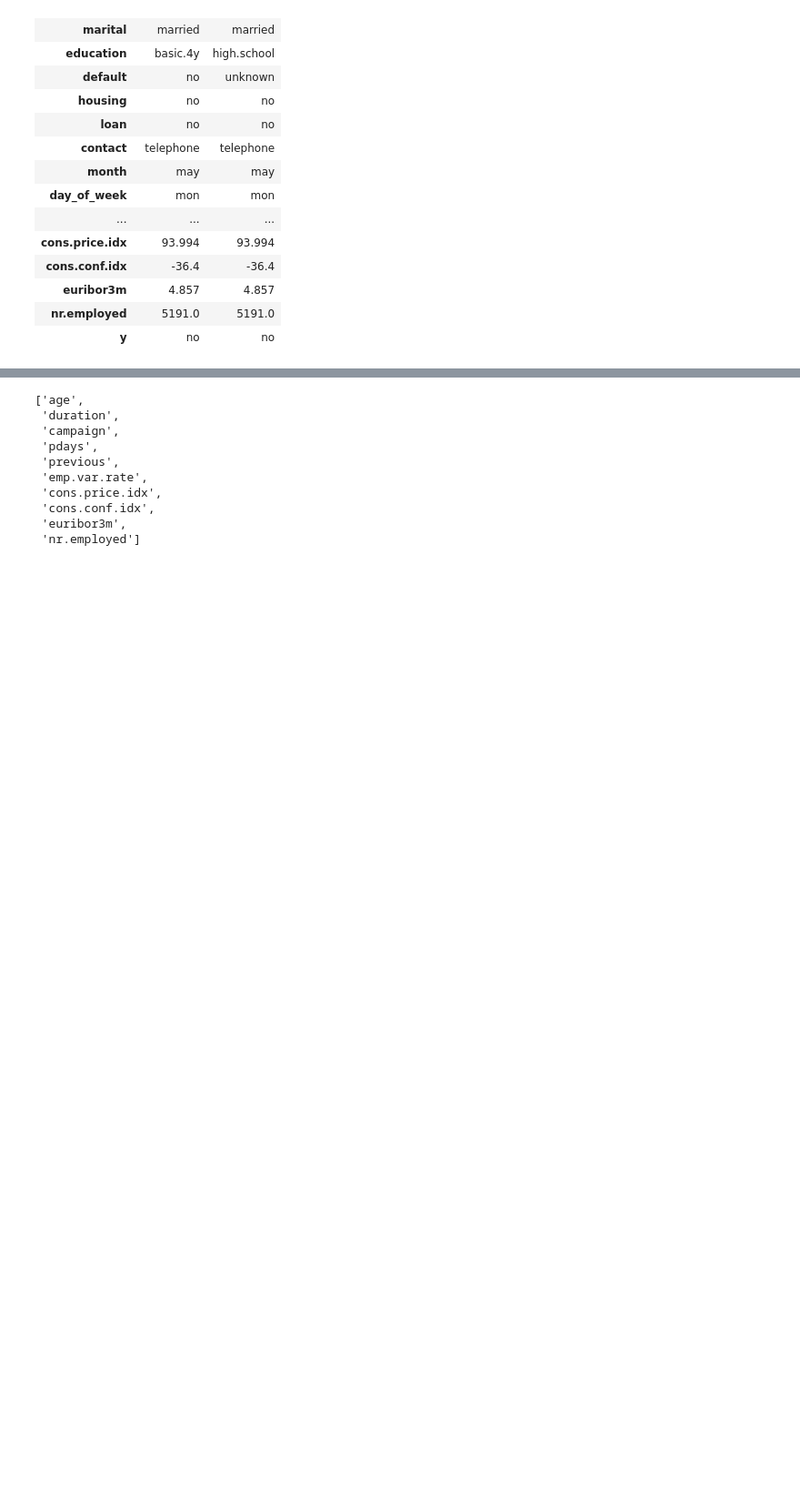
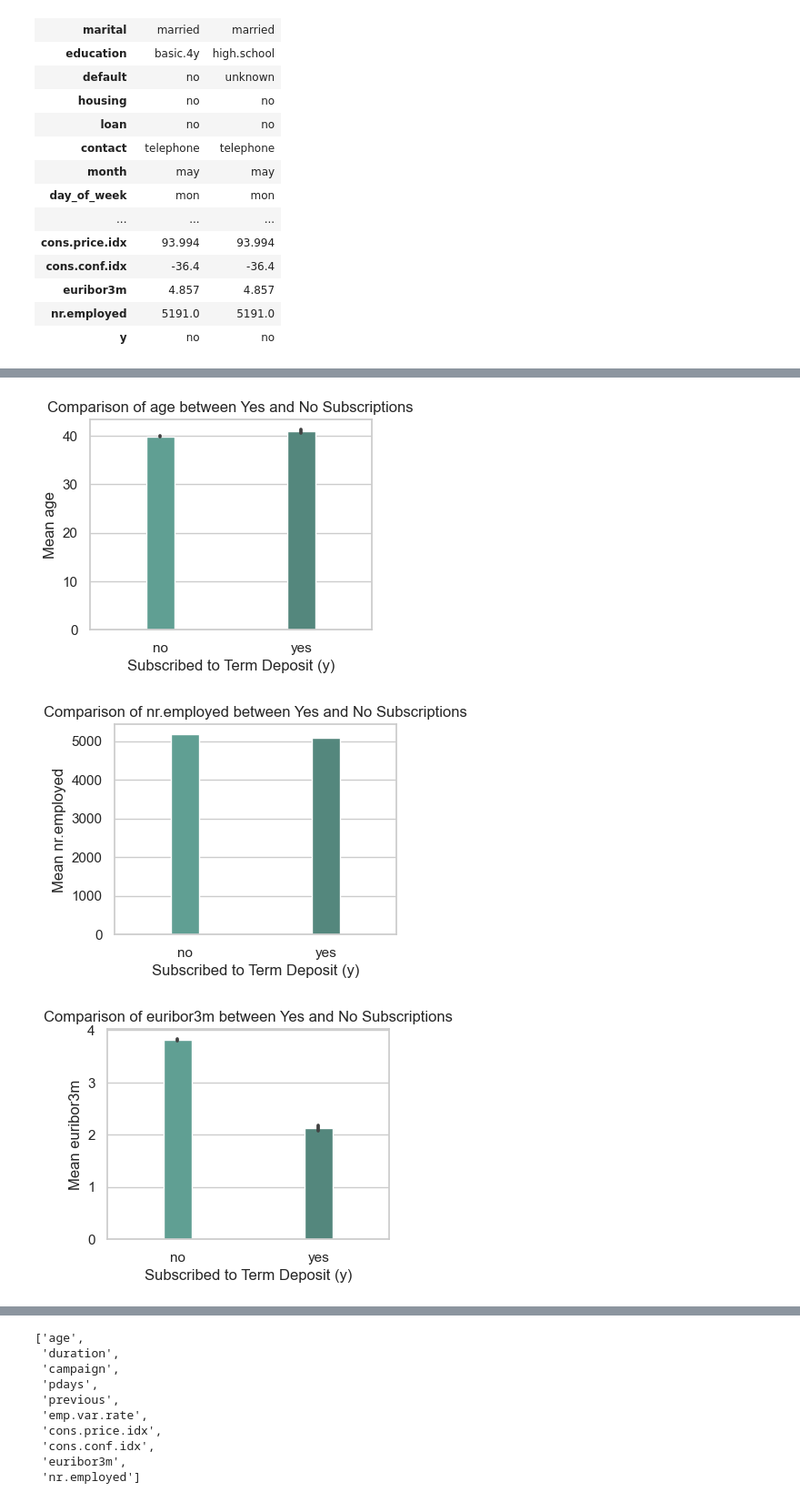
Before and after one commit to Farzinaayub/Digital-Intell, a Jupyter notebook: classification.ipynb, the cells around one changed output, grey strips where cells are left out. Shown at 91% size. Saved outputs shown, nothing was run; the diff lists cells and outputs as text; code cells hidden in the pictures; blank space fills up the shorter version.

```diff
--- a/classification.ipynb
+++ b/classification.ipynb
@@ -74,0 +114,19 @@ desc
+# %%
+sns.set(style="whitegrid")
+
+
+feature = ['age', 'nr.employed', 'euribor3m', 'emp.var.rate', 'cons.conf.idx', 'cons.price.idx', 'pdays','duration']
+for i in feature:
+    plt.figure(figsize=(4, 3))
+    custom_palette = sns.color_palette("dark:#5A9_r")
+    sns.barplot(x='y', y=i, data=df,  palette=custom_palette,width=0.2)
+
+    plt.xlabel('Subscribed to Term Deposit (y)')
+    plt.ylabel(f'Mean {i}')
+    plt.title(f'Comparison of {i} between Yes and No Subscriptions')
+
+    plt.show()
+# %% [output]
+[figure, added]
+[figure, added]
+[figure, added]
```
Also changed, not shown: parts of 32 cells of this notebook, 1 other file.
